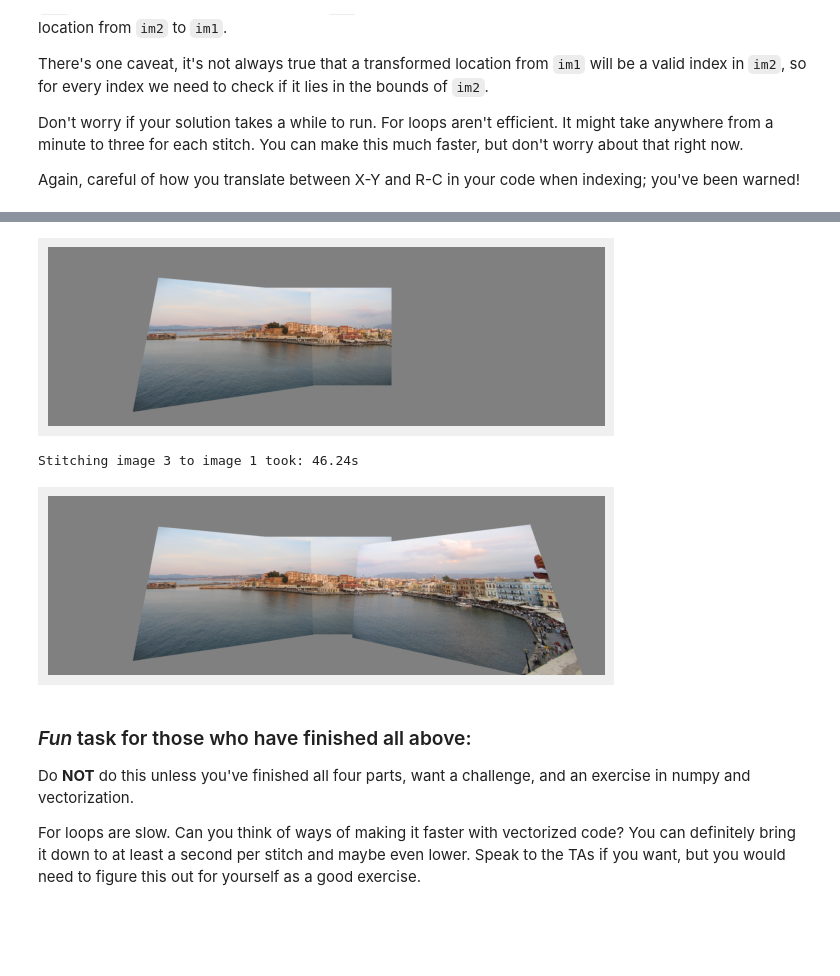
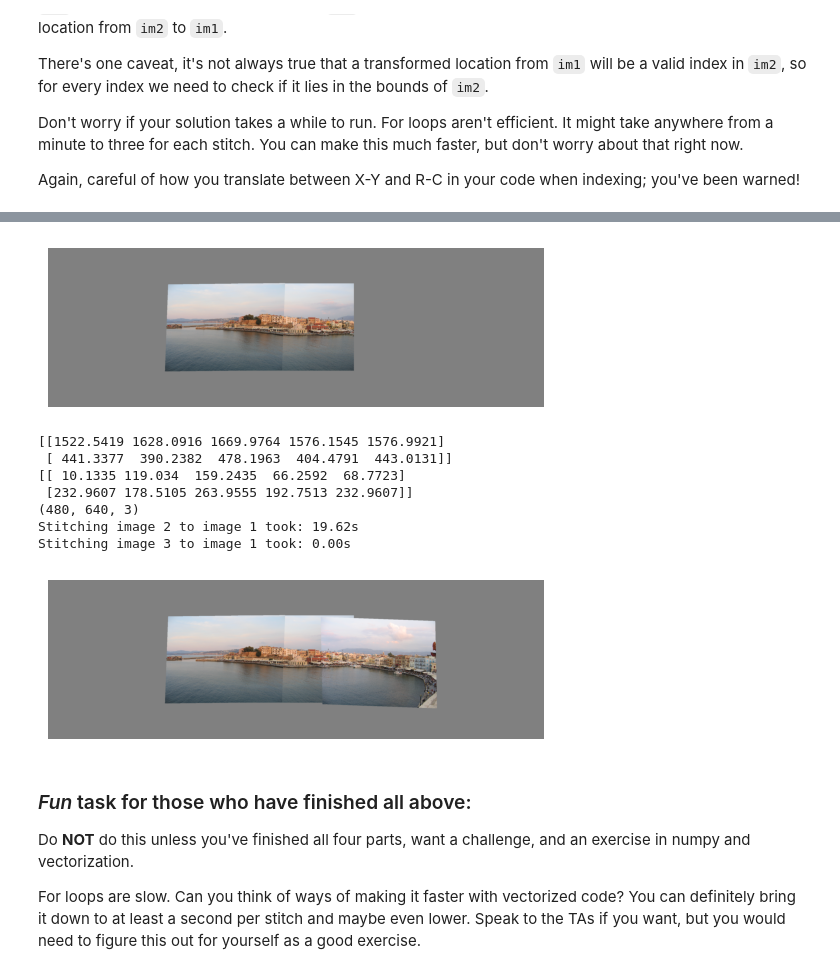
Before and after one commit to ethandsz/comp0241_24, a Jupyter notebook: labs/Lab3.ipynb, the cells around one changed output, grey strips where cells are left out. Saved outputs shown, nothing was run; the diff lists cells and outputs as text; code cells hidden in the pictures; blank space fills up the shorter version.

Commit message:
task 3

```diff
--- a/labs/Lab3.ipynb
+++ b/labs/Lab3.ipynb
@@ -596,10 +600,10 @@ plt.show()
 # %% [markdown]
 ## You should copy paste these functions from task2.
 # %%
-def solveAXEqualsZero(A):
-    #TODO: Write this routine - it should solve Ah = 0.
-    # Hint: SVD will be involved. np.linalg.svd(A)
-
+def solveAXEqualsZero(A, xp):
+    # TO DO: Write this routine - it should solve Ah = 0. You can do this using SVD. Check the task above.
+    # Hint: SVD will be involved.
+    h, _, _, _ = np.linalg.lstsq(A, xp, rcond=None)
     return h
 # %%
 def calcBestHomography(pts1Cart, pts2Cart):
@@ -659,27 +699,58 @@ Stitching image 2 to image 1 took: 43.10s
 # %%
 # Plot the intermediate panorama
-plt.imshow(im1)
+plt.imshow(output_image)
 plt.axis('off')
 plt.show()
 # %% [output]
-[figure, old version]
+[figure, new version]
-# %%
-# TO DO: Repeat the above process mapping image 3 to image 1.
-
-# Calculate homography from pts1b to pts3
-
-startTime = time.perf_counter()
-# loop and copy pixels...
-print("Stitching image 3 to image 1 took: {0:.2f}s".format(time.perf_counter() - startTime))
-# %% [output]
-Stitching image 3 to image 1 took: 46.24s
+# %%
+# TO DO: Calculate homography from pts1 to pts2
+print(pts1b)
+print(pts3)
+Hest = calcBestHomography(np.array(pts1b), np.array(pts3))
+startTime = time.perf_counter()
+
+H, W, C = im1.shape
+H2, W2, C2 = im3.shape
+
+print(im3.shape)
+
+# Create a copy of im1 to hold the stitched result
+output_image_final = np.copy(output_image)
+
+# For every pixel in image 1 (two loops):
+for i in range(H):
+    for j in range(W):
+        # Transform this pixel position with your homography to find where it is in the coordinates of image 2
+        pixelLocation = np.matmul(Hest, [j, i, 1])
+        pixelLocation /= pixelLocation[2]          # Normalize homogeneous coordinates
+        x_pos, y_pos = int(round(pixelLocation[0])), int(round(pixelLocation[1]))
+
+        # If the transformed position is within the boundary of image 2:
+        if 0 <= x_pos < W2 and 0 <= y_pos < H2:
+            # Copy pixel colour from image 2 pixel to current position in output_image
+            output_image_final[i, j] = im3[y_pos, x_pos]  # y_pos corresponds to row, x_pos to column
+
+print("Stitching image 2 to image 1 took: {0:.2f}s".format(time.perf_counter() - startTime))
+
+startTime = time.perf_counter()
+# loop and copy pixels...
+print("Stitching image 3 to image 1 took: {0:.2f}s".format(time.perf_counter() - startTime))
+# %% [output]
+[[1522.5419 1628.0916 1669.9764 1576.1545 1576.9921]
+ [ 441.3377  390.2382  478.1963  404.4791  443.0131]]
+[[ 10.1335 119.034  159.2435  66.2592  68.7723]
+ [232.9607 178.5105 263.9555 192.7513 232.9607]]
+(480, 640, 3)
+Stitching image 2 to image 1 took: 19.62s
+Stitching image 3 to image 1 took: 0.00s
 # %%
 # Plot the final panorama
-plt.imshow(im1)
+plt.imshow(output_image_final)
 plt.axis('off')
 plt.show()
 # %% [output]
-[figure, old version]
+[figure, new version]
 # %% [markdown]
 ### _Fun_ task for those who have finished all above:
 
```
Also changed, not shown: parts of 3 cells of this notebook.
